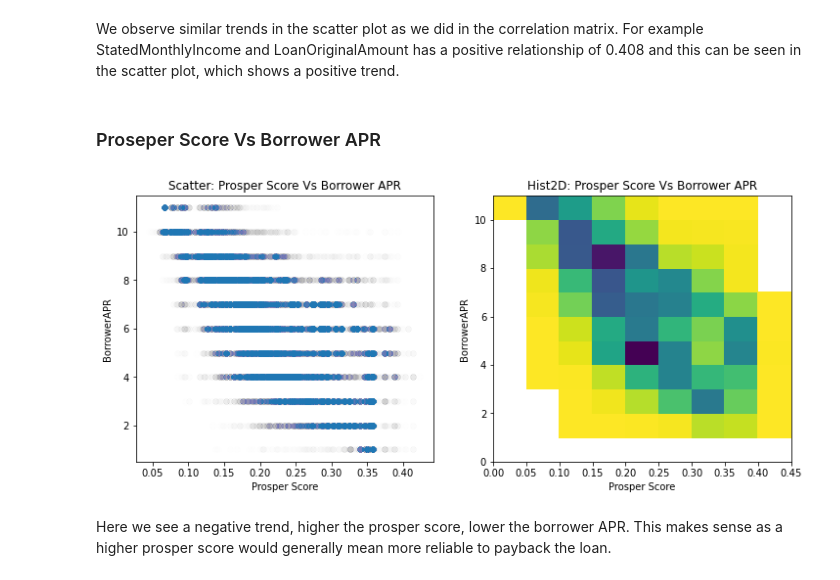
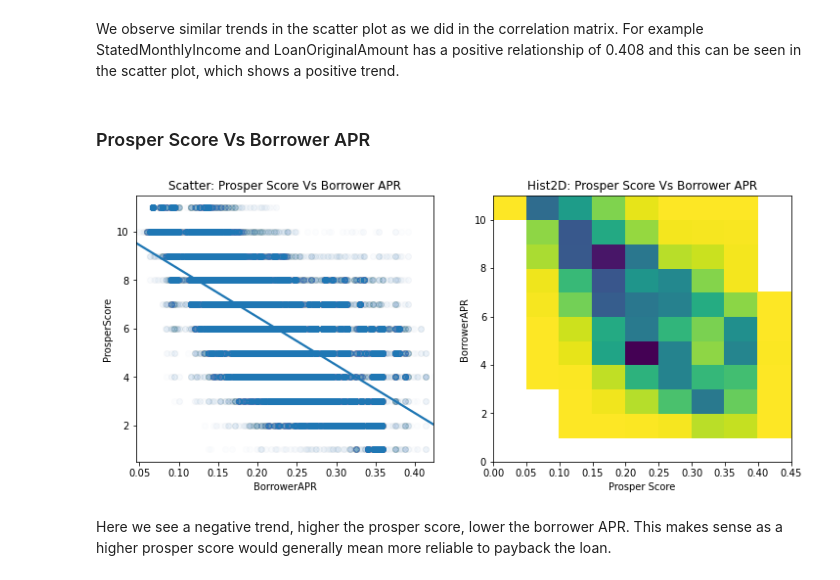
Before and after one commit to allaydesai/Communicate-Data-Findings-Prosper-Loan-Dataset, a Jupyter notebook: Prosper_Dataset_Exploration.ipynb, the cells around one changed output. Cells and saved outputs as stored; diff of their text form; code cells hidden in the pictures.

```diff
--- a/Prosper_Dataset_Exploration.ipynb
+++ b/Prosper_Dataset_Exploration.ipynb
@@ -168,5 +162,0 @@ employmentStatus_cat_ordered_var = pd.api.types.CategoricalDtype(ordered = True,
-# %%
-# update dataframe with new category type
-df_loan_clean['Term'] = df_loan_clean['Term'].astype(terms_cat_ordered_var)
-df_loan_clean['ProsperRating (Alpha)'] = df_loan_clean['ProsperRating (Alpha)'].astype(prosperRating_cat_ordered_var)
-df_loan_clean['EmploymentStatus'] = df_loan_clean['EmploymentStatus'].astype(employmentStatus_cat_ordered_var)
@@ -199,0 +200,4 @@ memory usage: 37.3+ MB
+# %%
+columns_for_analysis = ['BorrowerAPR', 'LoanOriginalAmount', 'ProsperScore', 'StatedMonthlyIncome', 'Occupation', 'CreditScoreRangeLower', 'CreditScoreRangeUpper','AvailableBankcardCredit','RevolvingCreditBalance','Term', 'ProsperRating (Alpha)','EmploymentStatus']
+df_loan_clean = df_loan_clean[columns_for_analysis]
+df_loan_clean.info()
@@ -442,7 +470,7 @@ g.map_offdiag(plt.scatter, alpha=0.2); #adding transperency
 # %% [markdown]
 We observe similar trends in the scatter plot as we did in the correlation matrix. For example StatedMonthlyIncome and LoanOriginalAmount has a positive relationship of 0.408 and this can be seen in the scatter plot, which shows a positive trend.
 # %% [markdown]
-### Proseper Score Vs Borrower APR
+### Prosper Score Vs Borrower APR
 # %%
 max_borrower_apr = df_loan_clean['BorrowerAPR'].max()
 max_prosper_score = df_loan_clean['ProsperScore'].max()
@@ -451,17 +479,17 @@ bins_prosper_score = np.arange(0, max_prosper_score + 1, 1)
 # %%
 fig = plt.figure(figsize=(12,5))
 ax1 = plt.subplot(121, title='Scatter: Prosper Score Vs Borrower APR', xlabel='Prosper Score', ylabel='BorrowerAPR')
 ax2 = plt.subplot(122, title='Hist2D: Prosper Score Vs Borrower APR', xlabel='Prosper Score', ylabel='BorrowerAPR')
 
-ax1.scatter(data = df_loan_clean, x = 'BorrowerAPR', y = 'ProsperScore', alpha = 0.005);
+sb.regplot(data = df_loan_clean, x = 'BorrowerAPR', y = 'ProsperScore', scatter_kws={'alpha':0.01},ax=ax1);
 ax2.hist2d( data = df_loan_clean,
             x= 'BorrowerAPR',
             y = 'ProsperScore',
             bins=[bins_borrowerApr, bins_prosper_score],
             cmap = 'viridis_r',
             cmin = 0.5);
 # %% [output]
-[figure, old version]
+[figure, new version]
 # %% [markdown]
 Here we see a negative trend, higher the prosper score, lower the borrower APR. This makes sense as a higher prosper score would generally mean more reliable to payback the loan.
 # %% [markdown]
```
Also changed, not shown: parts of 14 cells of this notebook, 4 other files.
